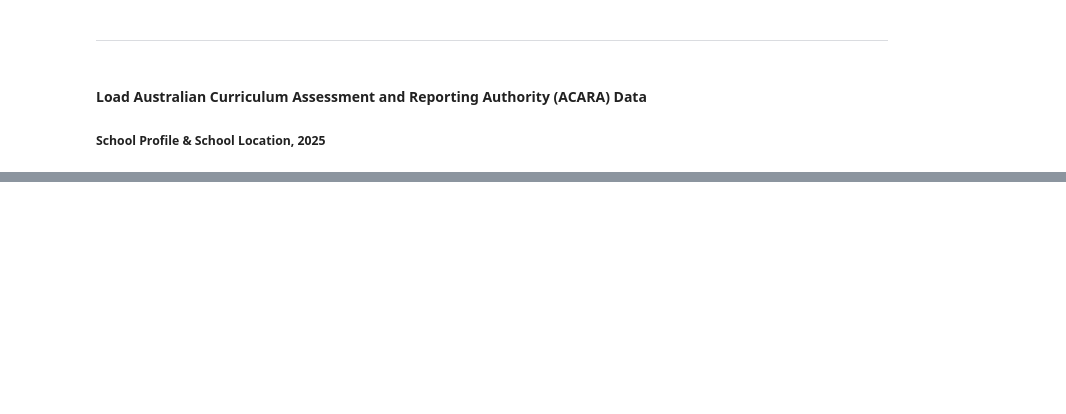
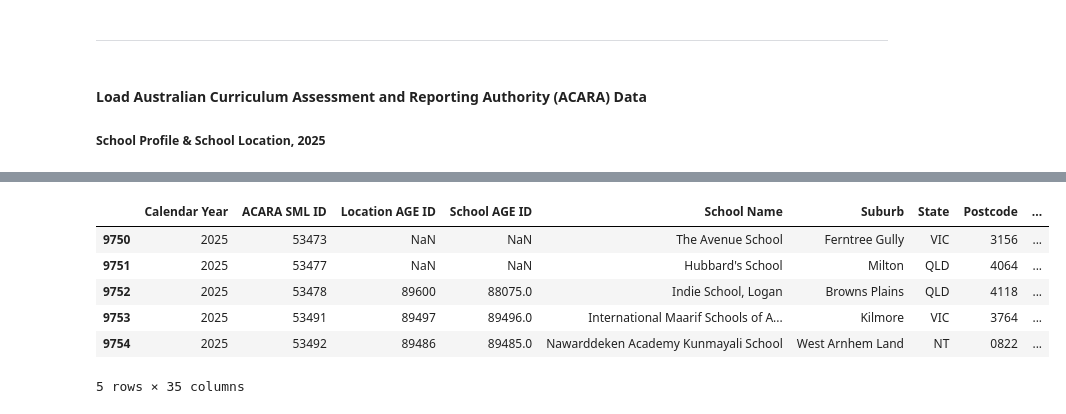
Before and after one commit to beansOnToads/COSC2816_s4054011_Ind_A1_P1, a Jupyter notebook: s4054011.ipynb, the cells around one changed output, grey strips where cells are left out. Drawn from its saved outputs; the diff is of its cells as text; code cells hidden in the pictures; blank space fills up the shorter version.

Commit message:
load + inspect ACARA data loc prof

```diff
--- a/s4054011.ipynb
+++ b/s4054011.ipynb
@@ -88,0 +125,16 @@ memory usage: 246.6+ KB
+# %%
+#ACARA Profile
+ACARA_profile_df = pd.read_excel("data/School Profile 2025.xlsx",
+                                 sheet_name = "SchoolProfile 2025",
+                                 header = 0,
+                                 dtype={"Location AGE ID": str,
+                                        "Postcode": str})
+ACARA_profile_df.tail()
+# %% [output]
+|  | Calendar Year | ACARA SML ID | Location AGE ID | School AGE ID | School Name | Suburb | State | Postcode | ... |
+| 9750 | 2025 | 53473 | NaN | NaN | The Avenue School | Ferntree Gully | VIC | 3156 | ... |
+| 9751 | 2025 | 53477 | NaN | NaN | Hubbard's School | Milton | QLD | 4064 | ... |
+| 9752 | 2025 | 53478 | 89600 | 88075.0 | Indie School, Logan | Browns Plains | QLD | 4118 | ... |
+| 9753 | 2025 | 53491 | 89497 | 89496.0 | International Maarif Schools of A... | Kilmore | VIC | 3764 | ... |
+| 9754 | 2025 | 53492 | 89486 | 89485.0 | Nawarddeken Academy Kunmayali School | West Arnhem Land | NT | 0822 | ... |
+5 rows × 35 columns
```
Also changed, not shown: parts of 5 cells of this notebook.
